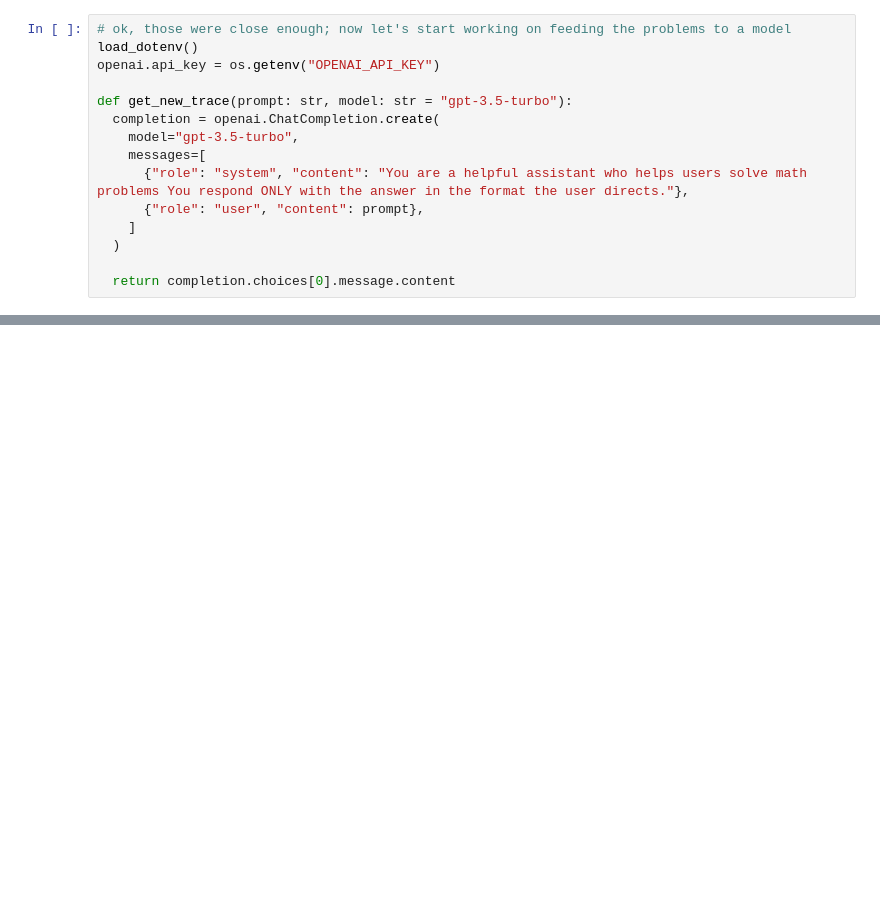
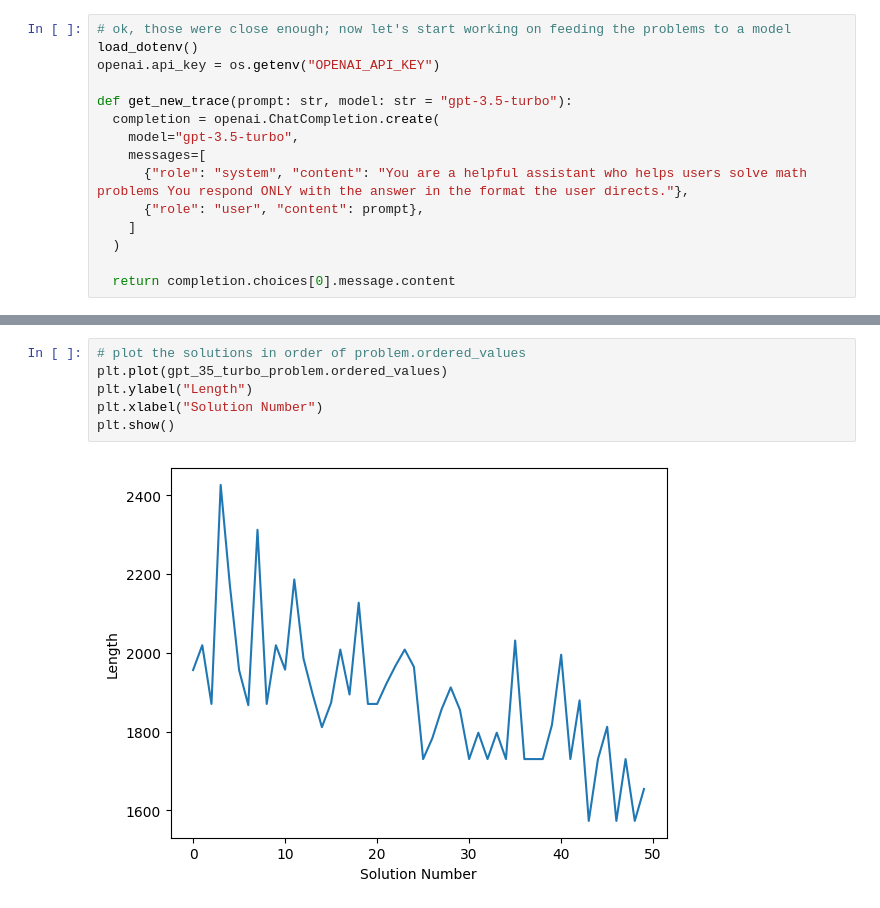
Before and after one commit to davisgcii/optimization-by-prompting, a Jupyter notebook: opro.ipynb, the cells around one changed output, grey strips where cells are left out. Cells and saved outputs as stored; diff of their text form; blank space fills up the shorter version.

```diff
--- a/opro.ipynb
+++ b/opro.ipynb
@@ -344,4 +350,12 @@ length: 1407
 
 Give me a new trace of comma-separated points that is different from all traces above, and has a length lower than any of the above. The trace should traverse all points exactly once. The trace should ...
+# %%
+# plot the solutions in order of problem.ordered_values
+plt.plot(gpt_35_turbo_problem.ordered_values)
+plt.ylabel("Length")
+plt.xlabel("Solution Number")
+plt.show()
+# %% [output]
+[figure, added]
 # %%
 # let's do gpt-4 and compare (using the same starting solutions)
```
Also changed, not shown: parts of 15 cells of this notebook.
